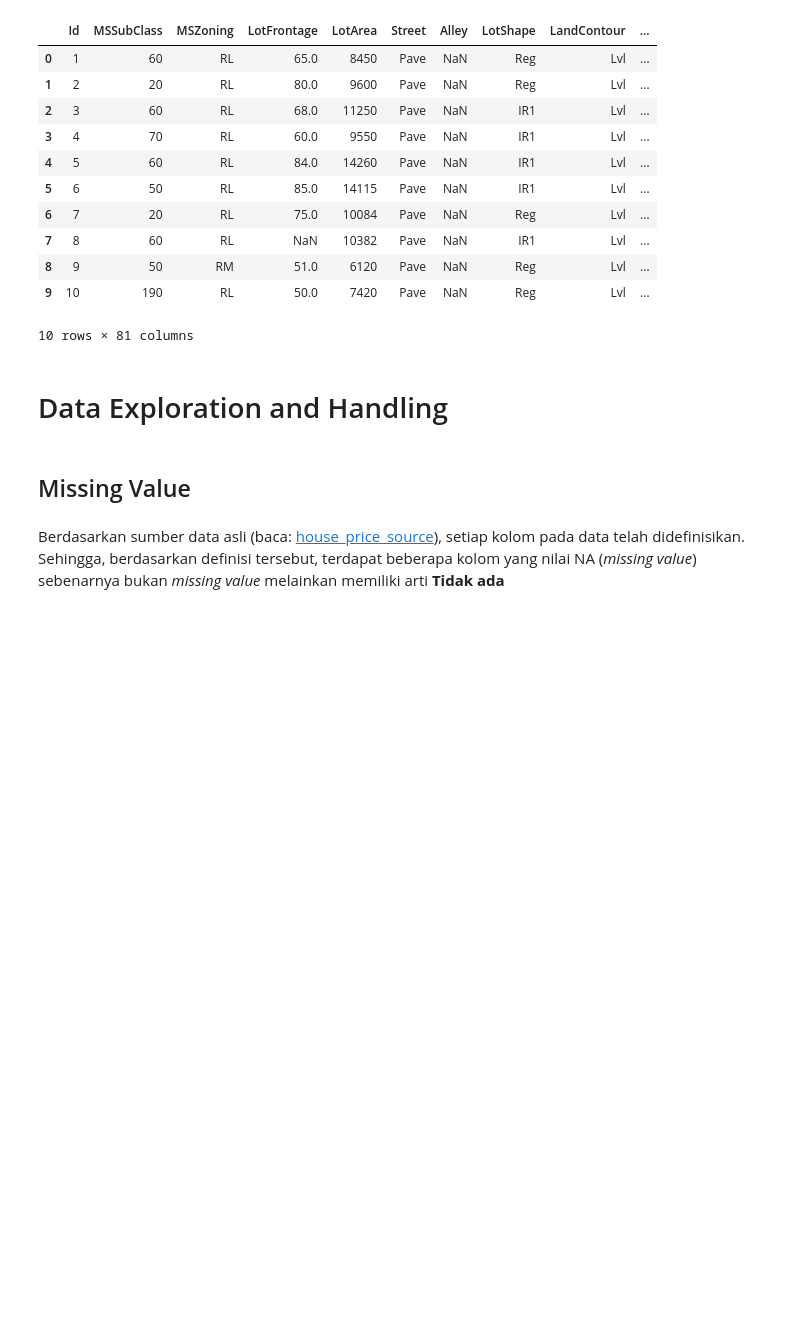
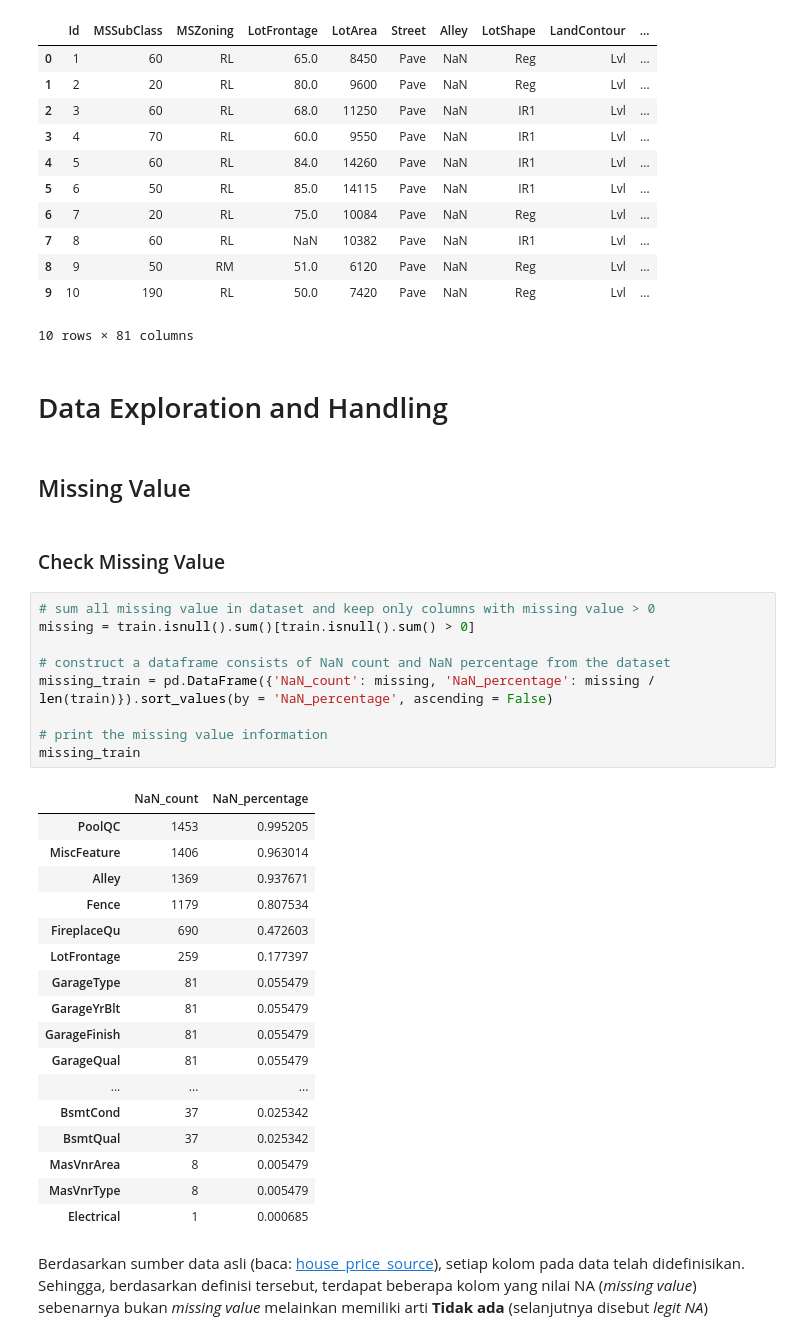
Before and after one commit to romstormy27/contdev_houseprice, a Jupyter notebook: notebooks/wrangling.ipynb, the cells around one changed output. Cells and saved outputs as stored; diff of their text form; blank space fills up the shorter version.

```diff
--- a/notebooks/wrangling.ipynb
+++ b/notebooks/wrangling.ipynb
@@ -64,5 +64,34 @@ train.head(10)
 # Data Exploration and Handling
 # %% [markdown]
 ## Missing Value
+# %% [markdown]
+### Check Missing Value
+# %%
+# sum all missing value in dataset and keep only columns with missing value > 0
+missing = train.isnull().sum()[train.isnull().sum() > 0]
+
+# construct a dataframe consists of NaN count and NaN percentage from the dataset
+missing_train = pd.DataFrame({'NaN_count': missing, 'NaN_percentage': missing / len(train)}).sort_values(by = 'NaN_percentage', ascending = False)
+
+# print the missing value information
+missing_train
+# %% [output]
+|  | NaN_count | NaN_percentage |
+| PoolQC | 1453 | 0.995205 |
+| MiscFeature | 1406 | 0.963014 |
+| Alley | 1369 | 0.937671 |
+| Fence | 1179 | 0.807534 |
+| FireplaceQu | 690 | 0.472603 |
+| LotFrontage | 259 | 0.177397 |
+| GarageType | 81 | 0.055479 |
+| GarageYrBlt | 81 | 0.055479 |
+| GarageFinish | 81 | 0.055479 |
+| GarageQual | 81 | 0.055479 |
+| ... | ... | ... |
+| BsmtCond | 37 | 0.025342 |
+| BsmtQual | 37 | 0.025342 |
+| MasVnrArea | 8 | 0.005479 |
+| MasVnrType | 8 | 0.005479 |
+| Electrical | 1 | 0.000685 |
 # %% [markdown]
-Berdasarkan sumber data asli (baca: [house_price_source](https://www.kaggle.com/competitions/house-prices-advanced-regression-techniques/data)), setiap kolom pada data telah didefinisikan. Sehingga, berdasarkan definisi tersebut, terdapat beberapa kolom yang nilai NA (*missing value*) sebenarnya bukan *missing value* melainkan memiliki arti **Tidak ada**
+Berdasarkan sumber data asli (baca: [house_price_source](https://www.kaggle.com/competitions/house-prices-advanced-regression-techniques/data)), setiap kolom pada data telah didefinisikan. Sehingga, berdasarkan definisi tersebut, terdapat beberapa kolom yang nilai NA (*missing value*) sebenarnya bukan *missing value* melainkan memiliki arti **Tidak ada** (selanjutnya disebut *legit NA*)
```
Also changed, not shown: parts of 39 cells of this notebook, 6 other files.
